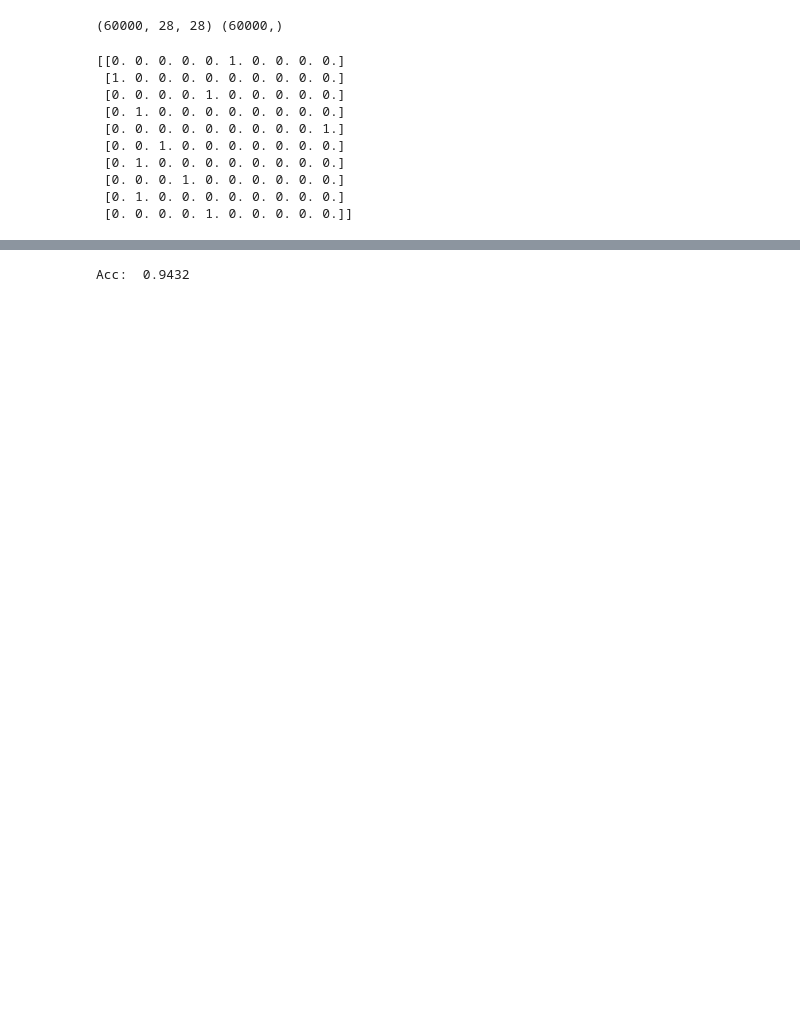
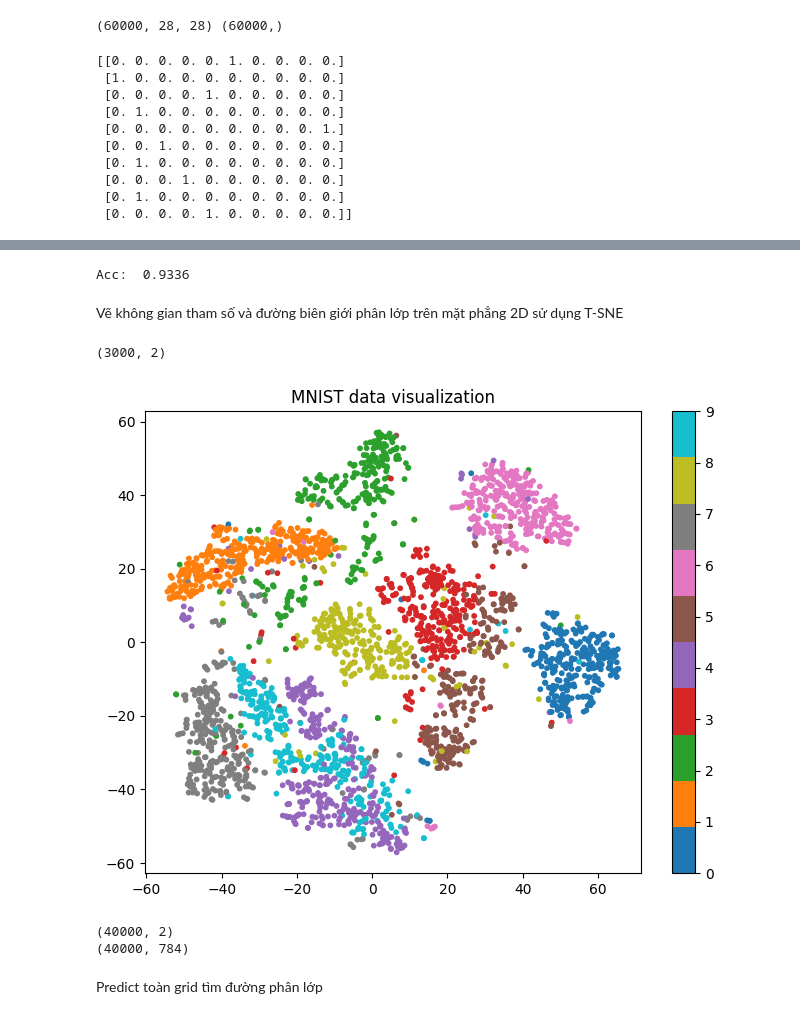
Before and after one commit to Cheetah-lhp/MachineLearning, a Jupyter notebook: MNIST.ipynb, the cells around one changed output, grey strips where cells are left out. Cells and saved outputs as stored; diff of their text form; code cells hidden in the pictures; blank space fills up the shorter version.

```diff
--- a/MNIST.ipynb
+++ b/MNIST.ipynb
@@ -89,8 +100,6 @@ Epoch: 4 Loss: 6.20045483162459e-05
 # %%
-correct = 0
-
-for i in range(len(x_test)):
-  x = x_test[i].reshape(784,1)
+def predict(x):
+  x = x.reshape(784,1)
 
   z1 = np.dot(w1, x) + b1
   a1 = sigmoid(z1)
@@ -100,8 +109,45 @@ for i in range(len(x_test)):
 
   pred = np.argmax(a2)
 
-  if pred == np.argmax(y_test[i]):
-    correct += 1
-print("Acc: ", correct / len(x_test))
+  return pred
-# %% [output]
-Acc:  0.9432
+# %%
+correct = 0
+
+for i in range(len(x_test)):
+  if predict(x_test[i]) == np.argmax(y_test[i]):
+    correct += 1
+print("Acc: ", correct / len(x_test))
+# %% [output]
+Acc:  0.9336
+# %% [markdown]
+Vẽ không gian tham số và đường biên giới phân lớp trên mặt phẳng 2D sử dụng T-SNE
+# %%
+from sklearn.manifold import TSNE
+#mnist 60000 sampel, tsne chay phep toan giam chieu rat lau, nen lay subset nho lam vi du
+subset = 3000
+
+tsne = TSNE(n_components=2, perplexity=30, random_state=0)
+tsne_data = tsne.fit_transform(x_train[:subset])
+# %%
+print(tsne_data.shape)
+# %% [output]
+(3000, 2)
+# %%
+labels = np.argmax(y_train, axis=1)
+#chuyen lai y_train tu onehot thanh nhan 0-9
+# %%
+import matplotlib.pyplot as plt
+
+plt.figure(figsize=(8,6))
+plt.scatter(
+    tsne_data[:,0],
+    tsne_data[:,1],
+    c=labels[:subset],
+    cmap='tab10',
+    s=10
+)
+plt.colorbar()
+plt.title("MNIST data visualization")
+plt.show()
+# %% [output]
+[figure, added]
@@ -107,0 +172,8 @@ Acc:  0.9432
+# %%
+print(grid.shape)
+print(grid_highD.shape)
+# %% [output]
+(40000, 2)
+(40000, 784)
+# %% [markdown]
+Predict toàn grid tìm đường phân lớp
```
Also changed, not shown: parts of 6 cells of this notebook.
